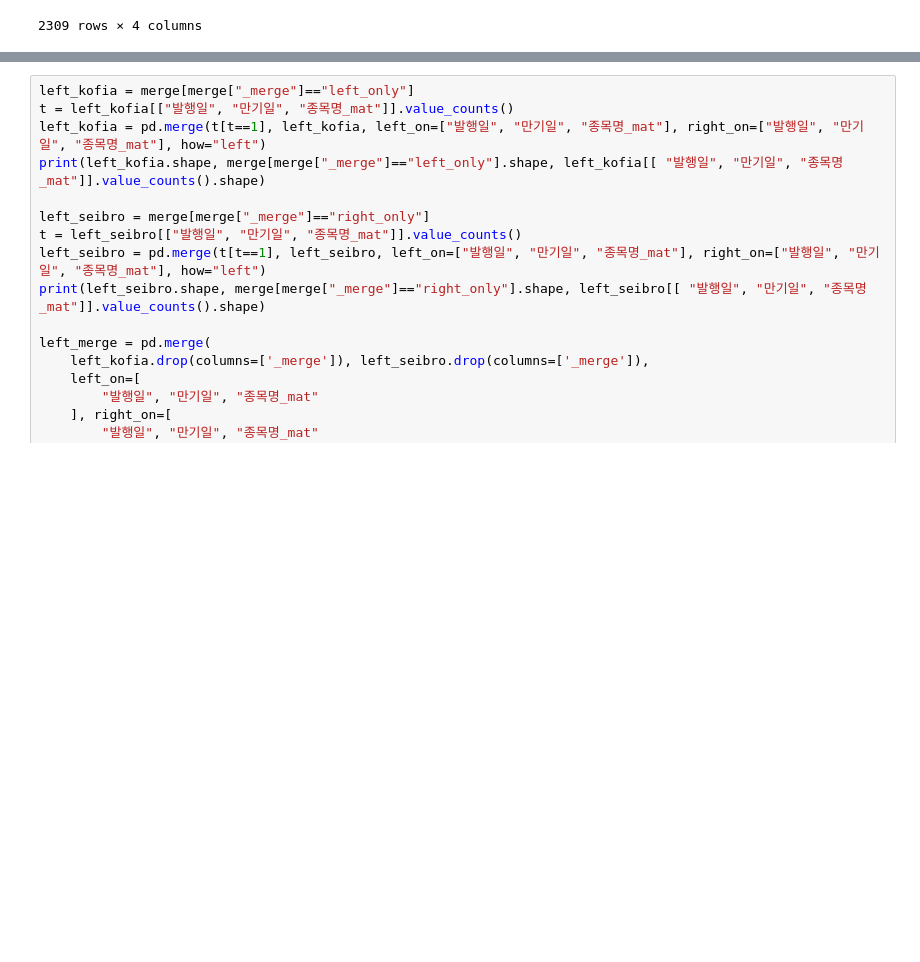
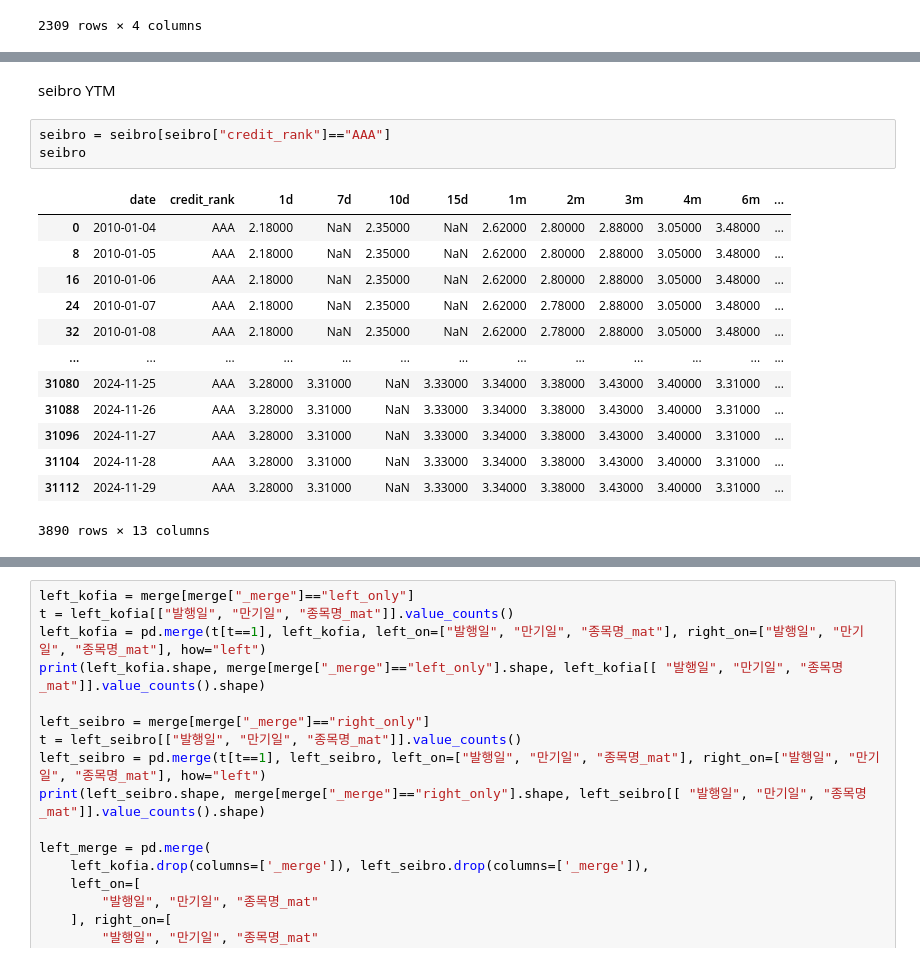
Before and after one commit to lazybuttrying/kofia-bond, a Jupyter notebook: CD/coverage.ipynb, the cells around one changed output, grey strips where cells are left out. Drawn from its saved outputs; the diff is of its cells as text; blank space fills up the shorter version.

```diff
--- a/CD/coverage.ipynb
+++ b/CD/coverage.ipynb
@@ -532,0 +644,19 @@ merge[merge["_merge"]=="both"][["발행금리(%)", "할인율", "발행금액",
+# %% [markdown]
+seibro YTM
+# %%
+seibro = seibro[seibro["credit_rank"]=="AAA"]
+seibro
+# %% [output]
+|  | date | credit_rank | 1d | 7d | 10d | 15d | 1m | 2m | 3m | 4m | 6m | ... |
+| 0 | 2010-01-04 | AAA | 2.18000 | NaN | 2.35000 | NaN | 2.62000 | 2.80000 | 2.88000 | 3.05000 | 3.48000 | ... |
+| 8 | 2010-01-05 | AAA | 2.18000 | NaN | 2.35000 | NaN | 2.62000 | 2.80000 | 2.88000 | 3.05000 | 3.48000 | ... |
+| 16 | 2010-01-06 | AAA | 2.18000 | NaN | 2.35000 | NaN | 2.62000 | 2.80000 | 2.88000 | 3.05000 | 3.48000 | ... |
+| 24 | 2010-01-07 | AAA | 2.18000 | NaN | 2.35000 | NaN | 2.62000 | 2.78000 | 2.88000 | 3.05000 | 3.48000 | ... |
+| 32 | 2010-01-08 | AAA | 2.18000 | NaN | 2.35000 | NaN | 2.62000 | 2.78000 | 2.88000 | 3.05000 | 3.48000 | ... |
+| ... | ... | ... | ... | ... | ... | ... | ... | ... | ... | ... | ... | ... |
+| 31080 | 2024-11-25 | AAA | 3.28000 | 3.31000 | NaN | 3.33000 | 3.34000 | 3.38000 | 3.43000 | 3.40000 | 3.31000 | ... |
+| 31088 | 2024-11-26 | AAA | 3.28000 | 3.31000 | NaN | 3.33000 | 3.34000 | 3.38000 | 3.43000 | 3.40000 | 3.31000 | ... |
+| 31096 | 2024-11-27 | AAA | 3.28000 | 3.31000 | NaN | 3.33000 | 3.34000 | 3.38000 | 3.43000 | 3.40000 | 3.31000 | ... |
+| 31104 | 2024-11-28 | AAA | 3.28000 | 3.31000 | NaN | 3.33000 | 3.34000 | 3.38000 | 3.43000 | 3.40000 | 3.31000 | ... |
+| 31112 | 2024-11-29 | AAA | 3.28000 | 3.31000 | NaN | 3.33000 | 3.34000 | 3.38000 | 3.43000 | 3.40000 | 3.31000 | ... |
+3890 rows × 13 columns
```
Also changed, not shown: parts of 33 cells of this notebook.
